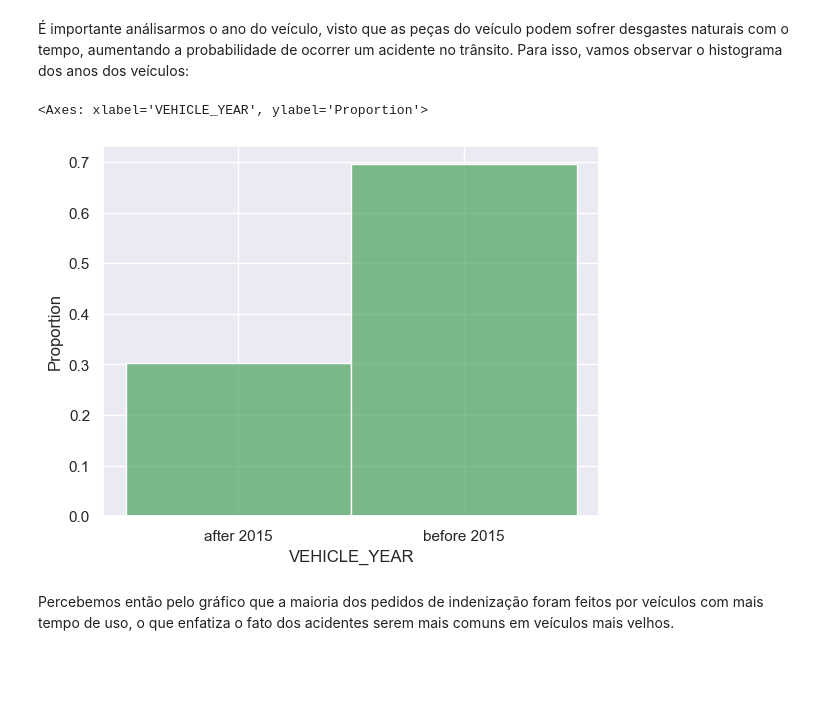
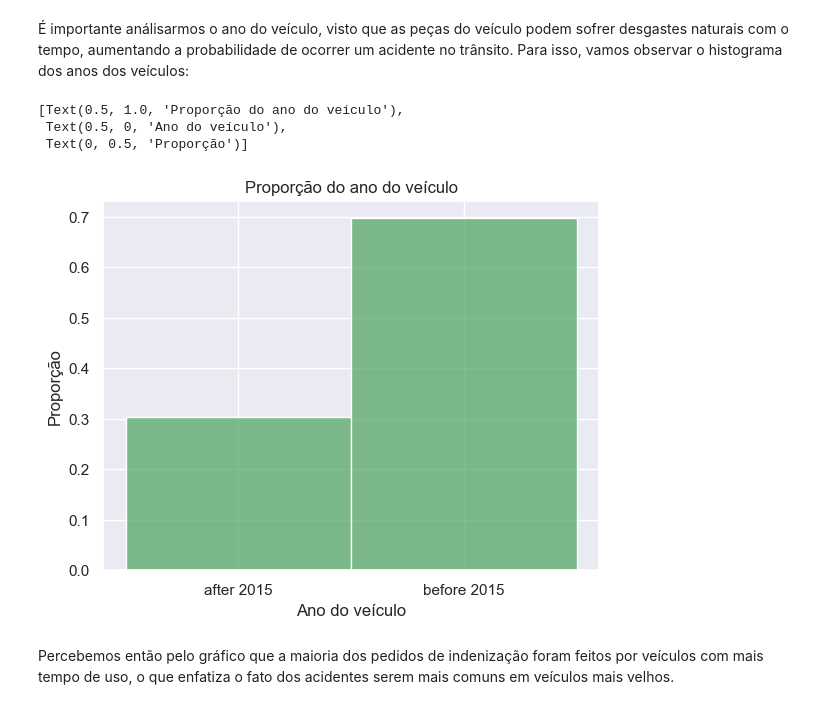
Before and after one commit to AlexsanderBenatti/Turing-case, a Jupyter notebook: Análise I/analise_e_modelos.ipynb, the cells around one changed output. Cells and saved outputs as stored; diff of their text form; code cells hidden in the pictures; blank space fills up the shorter version.

```diff
--- a/Análise I/analise_e_modelos.ipynb
+++ b/Análise I/analise_e_modelos.ipynb
@@ -518,10 +528,12 @@ Nos dados registrados no dataset, cerca de 65% dos indivíduos eram donos do ve
 # %% [markdown]
 É importante análisarmos o ano do veículo, visto que as peças do veículo podem sofrer desgastes naturais com o tempo, aumentando a probabilidade de ocorrer um acidente no trânsito. Para isso, vamos observar o histograma dos anos dos veículos:
 # %%
-sns.histplot(data=insurance, x='VEHICLE_YEAR', stat='proportion', color='g')
+sns.histplot(data=insurance, x='VEHICLE_YEAR', stat='proportion', color='g').set(title='Proporção do ano do veículo', xlabel='Ano do veículo', ylabel='Proporção')
 # %% [output]
-<Axes: xlabel='VEHICLE_YEAR', ylabel='Proportion'>
+[Text(0.5, 1.0, 'Proporção do ano do veículo'),
+ Text(0.5, 0, 'Ano do veículo'),
+ Text(0, 0.5, 'Proporção')]
-[figure, old version]
+[figure, new version]
 # %% [markdown]
 Percebemos então pelo gráfico que a maioria dos pedidos de indenização foram feitos por veículos com mais tempo de uso, o que enfatiza o fato dos acidentes serem mais comuns em veículos mais velhos.
 # %% [markdown]
```
Also changed, not shown: parts of 44 cells of this notebook.
